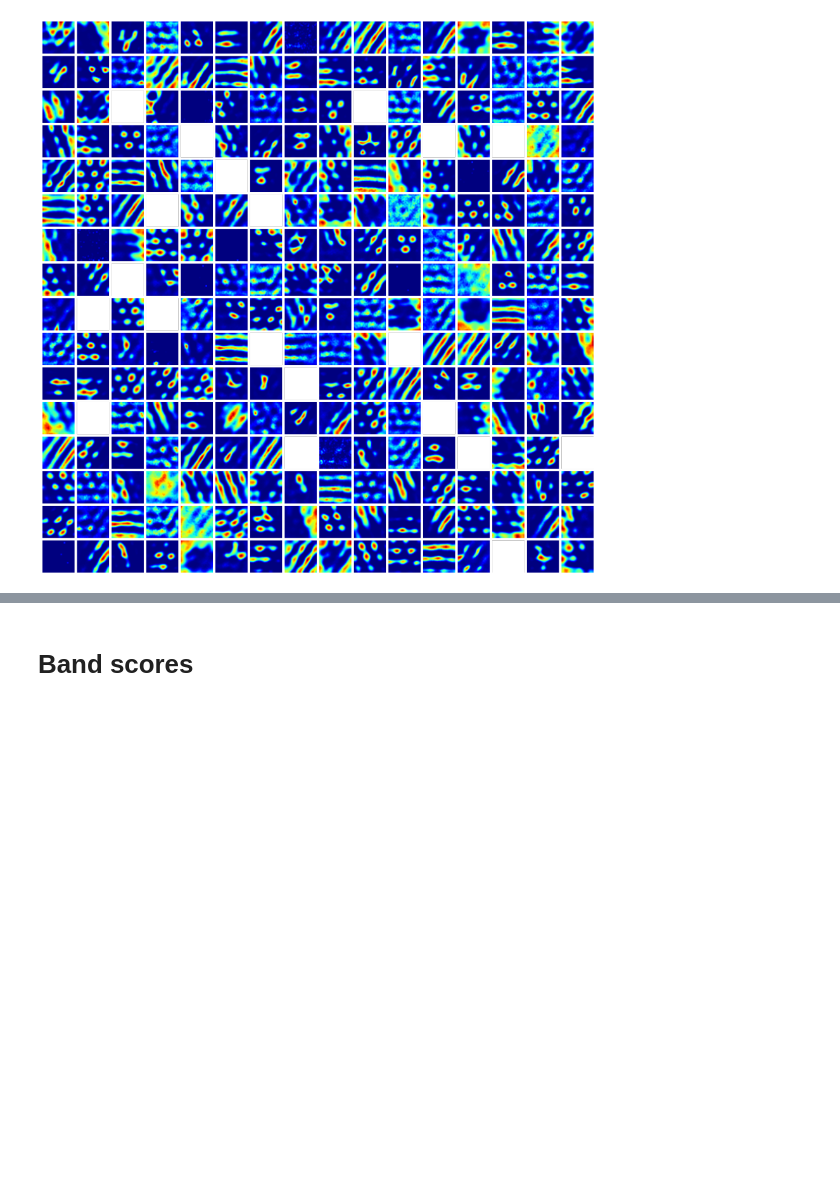
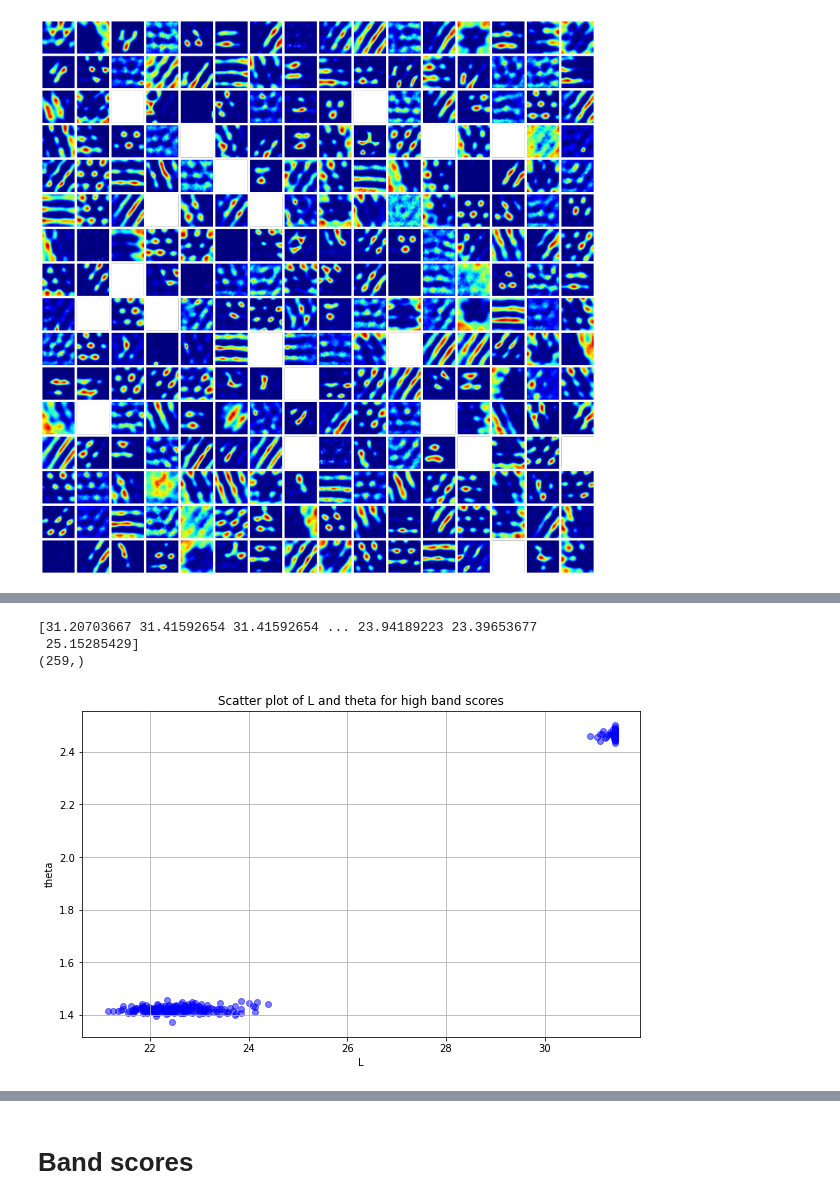
Before and after one commit to Coco233333/grid-pattern-formation, a Jupyter notebook: inspect_model.ipynb, the cells around one changed output, grey strips where cells are left out. Drawn from its saved outputs; the diff is of its cells as text; code cells hidden in the pictures; blank space fills up the shorter version.

```diff
--- a/inspect_model.ipynb
+++ b/inspect_model.ipynb
@@ -242,0 +330,20 @@ np.save('rate_map.npy', rate_map)
+# %%
+# 周期和朝向
+L = 2*np.pi / k
+print(L)
+
+## 绘制 k_mag_opts 和 theta_opts 的散点图
+plt.figure(figsize=(10, 6))
+high_band_idxs = np.where(score > score_thres)[0]
+print(high_band_idxs.shape)
+plt.scatter(L[high_band_idxs], phi[high_band_idxs], c='blue', alpha=0.5)
+plt.xlabel('L')
+plt.ylabel('theta')
+plt.title('Scatter plot of L and theta for high band scores')
+plt.grid(True)
+plt.show()
+# %% [output]
+[31.20703667 31.41592654 31.41592654 ... 23.94189223 23.39653677
+ 25.15285429]
+(259,)
+[figure, added]
```
Also changed, not shown: parts of 21 cells of this notebook.
